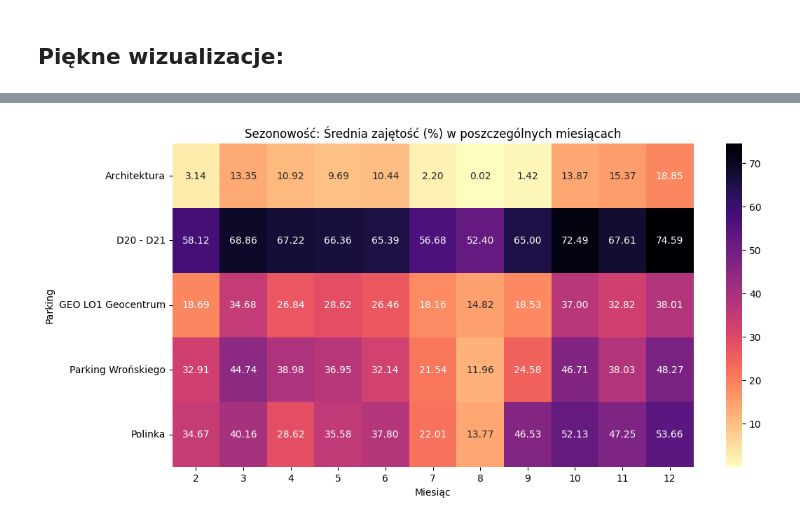
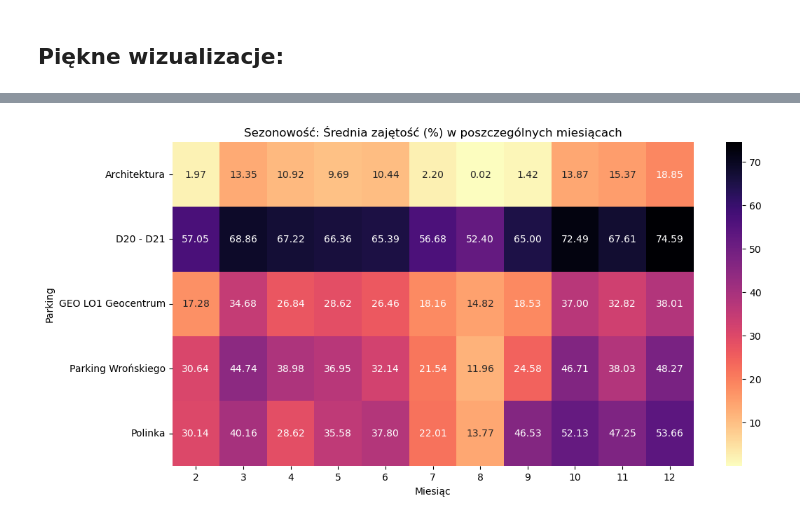
Before and after one commit to Solvro/ml-parking-forecasting, a Jupyter notebook: notebooks/eda/wiktor_eda.ipynb, the cells around one changed output, grey strips where cells are left out. Cells and saved outputs as stored; diff of their text form; code cells hidden in the pictures.

```diff
--- a/notebooks/eda/wiktor_eda.ipynb
+++ b/notebooks/eda/wiktor_eda.ipynb
@@ -256,6 +263,18 @@ df_sksusers = df_sksusers.sort_values('external_timestamp')
 # Wybieramm tylko (moim zdaniem) przydatne cechy z sks_userów
 sks_subset = df_sksusers[['external_timestamp', 'active_users', 'moving_average_21']]
 # %%
+# Obliczam odstępy w df_sksusers (SKS)
+df_sks_sorted = df_sksusers.sort_values('external_timestamp')
+gaps_sks = df_sks_sorted['external_timestamp'].diff().dt.total_seconds() / 60
+median_gap_sks = gaps_sks.median()
+print(f"SKS - Mediana odstępów: {median_gap_sks:.2f} min")
+
+# Tolerancje przyjmuję jako megidian_gap_sks * 2
+suggested_tolerance = median_gap_sks * 2 if median_gap_sks > 0 else 30
+print(f"Sugerowana tolerancja: {suggested_tolerance:.2f} min")
+
+# Dla direction: używamy 'backward', aby uniknąć przecieku danych - prognozujemy na podstawie przeszłości, nie przyszłości.
+
 # Używam merge_asof, bo dla każdego pomiaru parkingu znajduje liczbę użytkowników z najbliższego momentu w czasie
 
 df_full = pd.merge_asof(
@@ -263,8 +282,8 @@ df_full = pd.merge_asof(
     sks_subset,                 # Tabela PRAWA (dostawiana)
     left_on='measured_at',      # Czas w parkingu
     right_on='external_timestamp', # Czas w SKS
-    direction='nearest',        # Szukaj najbliższej wartości
-    tolerance=pd.Timedelta('1 hour') # Maksymalnie 1h różnicy
+    direction='backward',        # Szukaj najbliższej wartości W PRZESZŁOŚCI - aby uniknąć przecieku danych
+    tolerance=pd.Timedelta(f'{int(suggested_tolerance)} min')  # Maksymalnie sugerowana tolerancja na podstawie analizy odstępów
 )
 
 df_full.drop(columns=['external_timestamp'], inplace=True)
@@ -425,16 +625,0 @@ plt.show()
-# %%
-day_map = {0: 'Poniedziałek', 1: 'Wtorek', 2: 'Środa', 3: 'Czwartek', 4: 'Piątek', 5: 'Sobota', 6: 'Niedziela'}
-df_model['day_name'] = df_model['day_of_week'].map(day_map)
-days_order = list(day_map.values())
-
-weekly_heatmap = df_model.groupby(['day_name', 'hour'])['occupancy_rate'].mean().unstack()
-weekly_heatmap = weekly_heatmap.reindex(days_order)
-
-# Rysowanie
-plt.figure(figsize=(12, 6))
-sns.heatmap(weekly_heatmap, cmap='RdYlGn_r', annot=False)
-
-plt.title('Tygodniowy cykl życia parkingu (Średnia zajętość %)')
-plt.xlabel('Godzina')
-plt.ylabel('Dzień tygodnia')
-plt.show()
@@ -443,16 +626,17 @@ plt.show()
 # %%
-parking_cols = [c for c in df_model.columns if c.startswith('parking_')]
-df_model['temp_name'] = df_model[parking_cols].idxmax(axis=1).str.replace('parking_', '')
+# Get parking columns (these are the one-hot encoded parking names)
+parking_cols = [c for c in df_model.columns if c in unique_parking_names]
+df_model['temp_name'] = df_model[parking_cols].idxmax(axis=1)
 
 monthly_heatmap = df_model.groupby(['temp_name', 'month'])['occupancy_rate'].mean().unstack()
 
 # Rysowanie
 plt.figure(figsize=(12, 6))
 sns.heatmap(monthly_heatmap, cmap='magma_r', annot=True, fmt=".2f")
 
 plt.title('Sezonowość: Średnia zajętość (%) w poszczególnych miesiącach')
 plt.xlabel('Miesiąc')
 plt.ylabel('Parking')
 plt.show()
 # %% [output]
-[figure, old version]
+[figure, new version]
```
Also changed, not shown: parts of 15 cells of this notebook.
